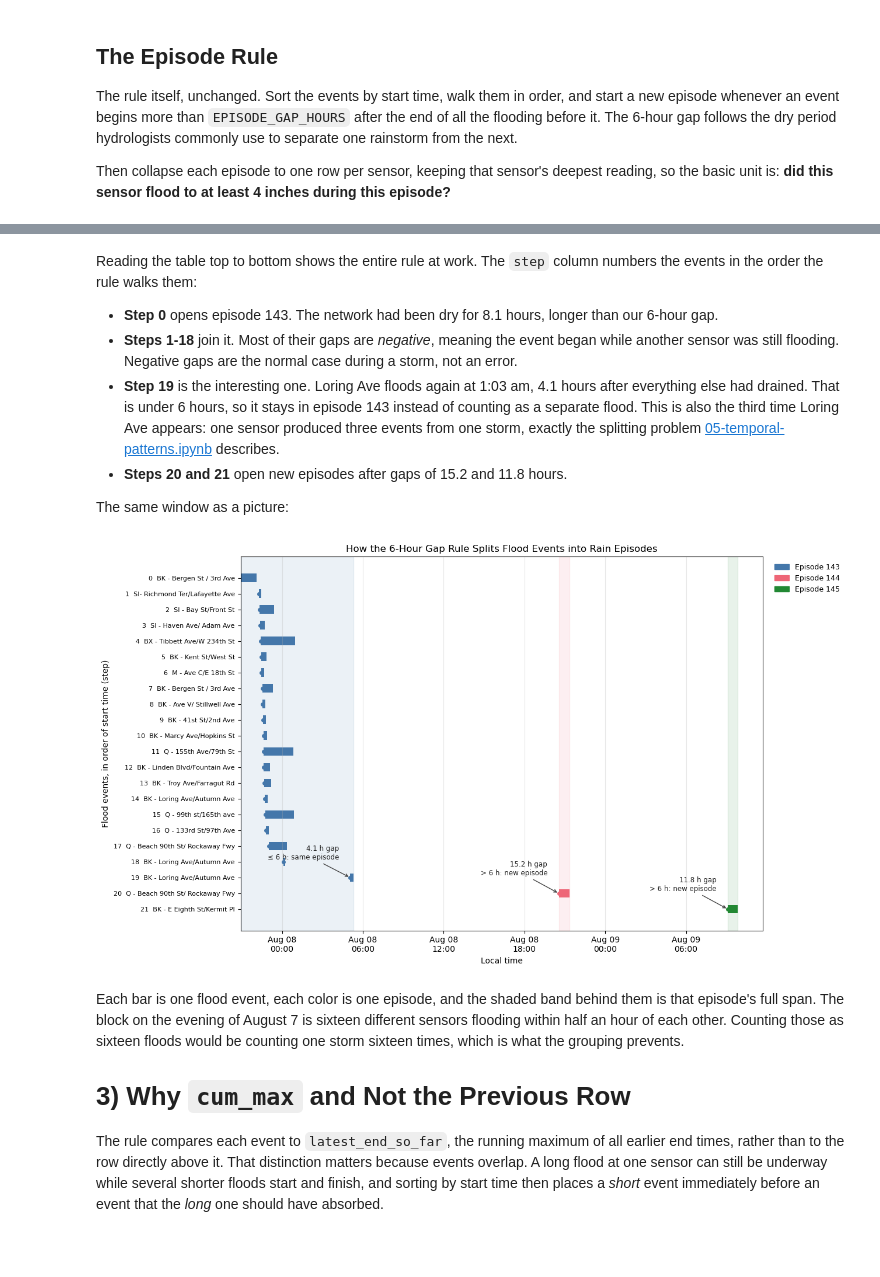
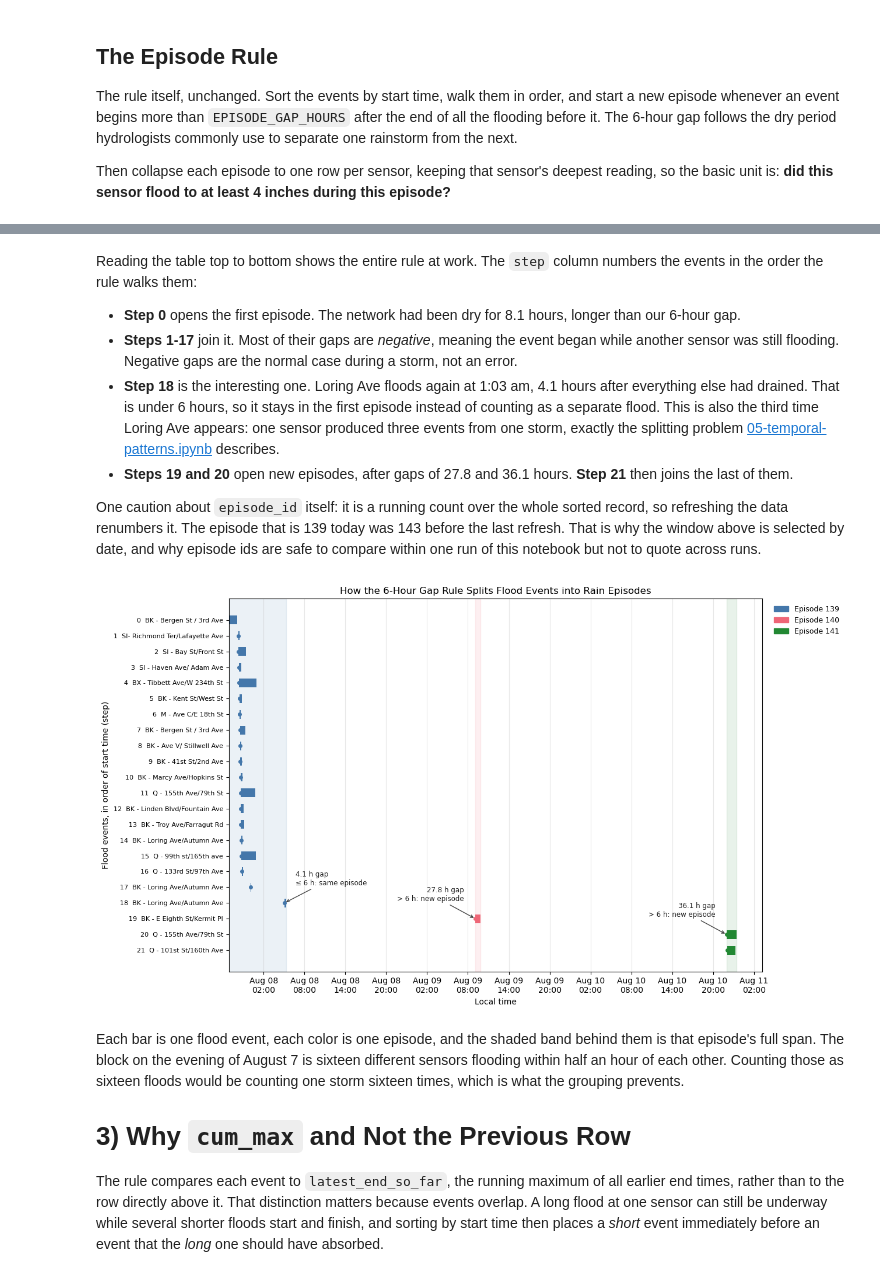
Before and after one commit to mebauer/floodnet-nyc-tutorial, a Jupyter notebook: 06-rain-episodes.ipynb, the cells around one changed output, grey strips where cells are left out. Cells and saved outputs as stored; diff of their text form; code cells hidden in the pictures; blank space fills up the shorter version.

Commit message:
Data refresh and small refactor in notebook 06

```diff
--- a/06-rain-episodes.ipynb
+++ b/06-rain-episodes.ipynb
@@ -114,8 +115,7 @@ SEVERE_THRESHOLD_IN = 12
 EPISODE_GAP_HOURS = 6
 
 rain_events_df = (
-    rain_events_df
-    .sort("flood_start_time_et")
+    rain_events_df.sort("flood_start_time_et")
     # latest end time of any earlier event
     .with_columns(
         pl.col("flood_end_time_et").cum_max().shift(1).alias("latest_end_so_far")
@@ -134,8 +134,7 @@ rain_events_df = (
 
 # one row per sensor per episode, keeping its deepest reading
 sensor_episodes_df = (
-    rain_events_df
-    .group_by("episode_id", "sensor_id")
+    rain_events_df.group_by("episode_id", "sensor_id")
     .agg(
         pl.col("flood_start_time_et").min().alias("start_time"),
         pl.col("max_depth_inches").max().alias("max_depth_inches"),
@@ -149,8 +148,7 @@ sensor_episodes_df = (
 
 # one row per episode
 episodes_df = (
-    rain_events_df
-    .group_by("episode_id")
+    rain_events_df.group_by("episode_id")
     .agg(
         pl.col("flood_start_time_et").min().alias("episode_start"),
         pl.col("flood_end_time_et").max().alias("episode_end"),
@@ -242,20 +255,42 @@ shape: (22, 8)
 # %% [markdown]
 Reading the table top to bottom shows the entire rule at work. The `step` column numbers the events in the order the rule walks them:
 
-- **Step 0** opens episode 143. The network had been dry for 8.1 hours, longer than our 6-hour gap.
-- **Steps 1-18** join it. Most of their gaps are *negative*, meaning the event began while another sensor was still flooding. Negative gaps are the normal case during a storm, not an error.
-- **Step 19** is the interesting one. Loring Ave floods again at 1:03 am, 4.1 hours after everything else had drained. That is under 6 hours, so it stays in episode 143 instead of counting as a separate flood. This is also the third time Loring Ave appears: one sensor produced three events from one storm, exactly the splitting problem [05-temporal-patterns.ipynb](https://github.com/mebauer/floodnet-nyc-tutorial/blob/main/05-temporal-patterns.ipynb) describes.
-- **Steps 20 and 21** open new episodes after gaps of 15.2 and 11.8 hours.
+- **Step 0** opens the first episode. The network had been dry for 8.1 hours, longer than our 6-hour gap.
+- **Steps 1-17** join it. Most of their gaps are *negative*, meaning the event began while another sensor was still flooding. Negative gaps are the normal case during a storm, not an error.
+- **Step 18** is the interesting one. Loring Ave floods again at 1:03 am, 4.1 hours after everything else had drained. That is under 6 hours, so it stays in the first episode instead of counting as a separate flood. This is also the third time Loring Ave appears: one sensor produced three events from one storm, exactly the splitting problem [05-temporal-patterns.ipynb](https://github.com/mebauer/floodnet-nyc-tutorial/blob/main/05-temporal-patterns.ipynb) describes.
+- **Steps 19 and 20** open new episodes, after gaps of 27.8 and 36.1 hours. **Step 21** then joins the last of them.
 
-The same window as a picture:
+One caution about `episode_id` itself: it is a running count over the whole sorted record, so refreshing the data renumbers it. The episode that is 139 today was 143 before the last refresh. That is why the window above is selected by date, and why episode ids are safe to compare within one run of this notebook but not to quote across runs.
 # %%
-import matplotlib.dates as mdates
-
 episode_ids = sorted(walkthrough_df["episode_id"].unique().to_list())
 episode_colors = {episode_id: colors[i] for i, episode_id in enumerate(episode_ids)}
 events = walkthrough_df.to_dicts()
 
-fig, ax = plt.subplots(figsize=(13, 7.5))
+# the rows where the rule actually decides something: every episode break after the
+# first row, plus the longest gap that stayed under the threshold (the near-miss)
+breaks_df = walkthrough_df.filter(
+    pl.col("starts_new_episode") & (pl.col("step") > 0)
+)
+near_miss_df = (
+    walkthrough_df.filter(~pl.col("starts_new_episode") & (pl.col("gap_hours") > 0))
+    .sort("gap_hours", descending=True)
+    .head(1)
+)
+callouts = [
+    (
+        row["step"],
+        f'{row["gap_hours"]:.1f} h gap\n'
+        + (
+            f"> {EPISODE_GAP_HOURS} h: new episode"
+            if row["starts_new_episode"]
+            else f"\u2264 {EPISODE_GAP_HOURS} h: same episode"
+        ),
+    )
+    for row in pl.concat([near_miss_df, breaks_df]).sort("step").to_dicts()
+]
+
+# one row per event, so the figure grows with the window
+fig, ax = plt.subplots(figsize=(13, max(3.0, 0.34 * len(events))))
 
 # a light band behind each episode's full span
 for episode_id in episode_ids:
@@ -269,44 +304,45 @@ for episode_id in episode_ids:
 # one bar per flood event, in the order the rule walks them
 for y, event in enumerate(events):
     start, end = event["flood_start_time_et"], event["flood_end_time_et"]
     color = episode_colors[event["episode_id"]]
     ax.barh(y, mdates.date2num(end) - mdates.date2num(start),
             left=mdates.date2num(start), height=0.55, color=color)
     # many events are only minutes long, so mark the start too
     ax.plot(mdates.date2num(start), y, "o", markersize=4, color=color)
 
-# call out the three gaps that decide where episodes break
-for y, label in [
-    (19, "4.1 h gap\n≤ 6 h: same episode"),
-    (20, "15.2 h gap\n> 6 h: new episode"),
-    (21, "11.8 h gap\n> 6 h: new episode"),
-]:
+# call out the gaps that decide where episodes break. a label near the left edge
+# would run over the tick labels, so point it inward instead
+x_left, x_right = ax.get_xlim()
+for y, label in callouts:
+    x = mdates.date2num(events[y]["flood_start_time_et"])
+    on_left = (x - x_left) / (x_right - x_left) < 0.25
     ax.annotate(
         label,
-        xy=(mdates.date2num(events[y]["flood_start_time_et"]), y),
-        xytext=(-14, 30), textcoords="offset points",
-        ha="right", va="center", fontsize=8.5, color="#222222",
+        xy=(x, y),
+        xytext=(14 if on_left else -14, 30), textcoords="offset points",
+        ha="left" if on_left else "right",
+        va="center", fontsize=8.5, color="#222222",
         arrowprops=dict(arrowstyle="->", color="#444444", linewidth=1),
     )
 
 ax.set_yticks(range(len(events)))
 ax.set_yticklabels([f'{e["step"]}  {e["sensor_name"]}' for e in events], fontsize=8)
 ax.invert_yaxis()
 ax.xaxis.set_major_locator(mdates.HourLocator(interval=6))
 ax.xaxis.set_major_formatter(mdates.DateFormatter("%b %d\n%H:%M"))
 ax.set_xlabel("Local time")
 ax.set_ylabel("Flood events, in order of start time (step)")
-ax.set_title("How the 6-Hour Gap Rule Splits Flood Events into Rain Episodes")
+ax.set_title(f"How the {EPISODE_GAP_HOURS}-Hour Gap Rule Splits Flood Events into Rain Episodes")
 ax.legend(
     [plt.Rectangle((0, 0), 1, 1, color=episode_colors[e]) for e in episode_ids],
     [f"Episode {e}" for e in episode_ids],
     loc="upper left", bbox_to_anchor=(1.01, 1), frameon=False, fontsize=9,
 )
 ax.grid(axis="x", alpha=0.3)
 plt.tight_layout()
 plt.show()
 # %% [output]
-[figure, old version]
+[figure, new version]
 # %% [markdown]
 Each bar is one flood event, each color is one episode, and the shaded band behind them is that episode's full span. The block on the evening of August 7 is sixteen different sensors flooding within half an hour of each other. Counting those as sixteen floods would be counting one storm sixteen times, which is what the grouping prevents.
 
```
Also changed, not shown: parts of 10 cells of this notebook, 9 other files.
